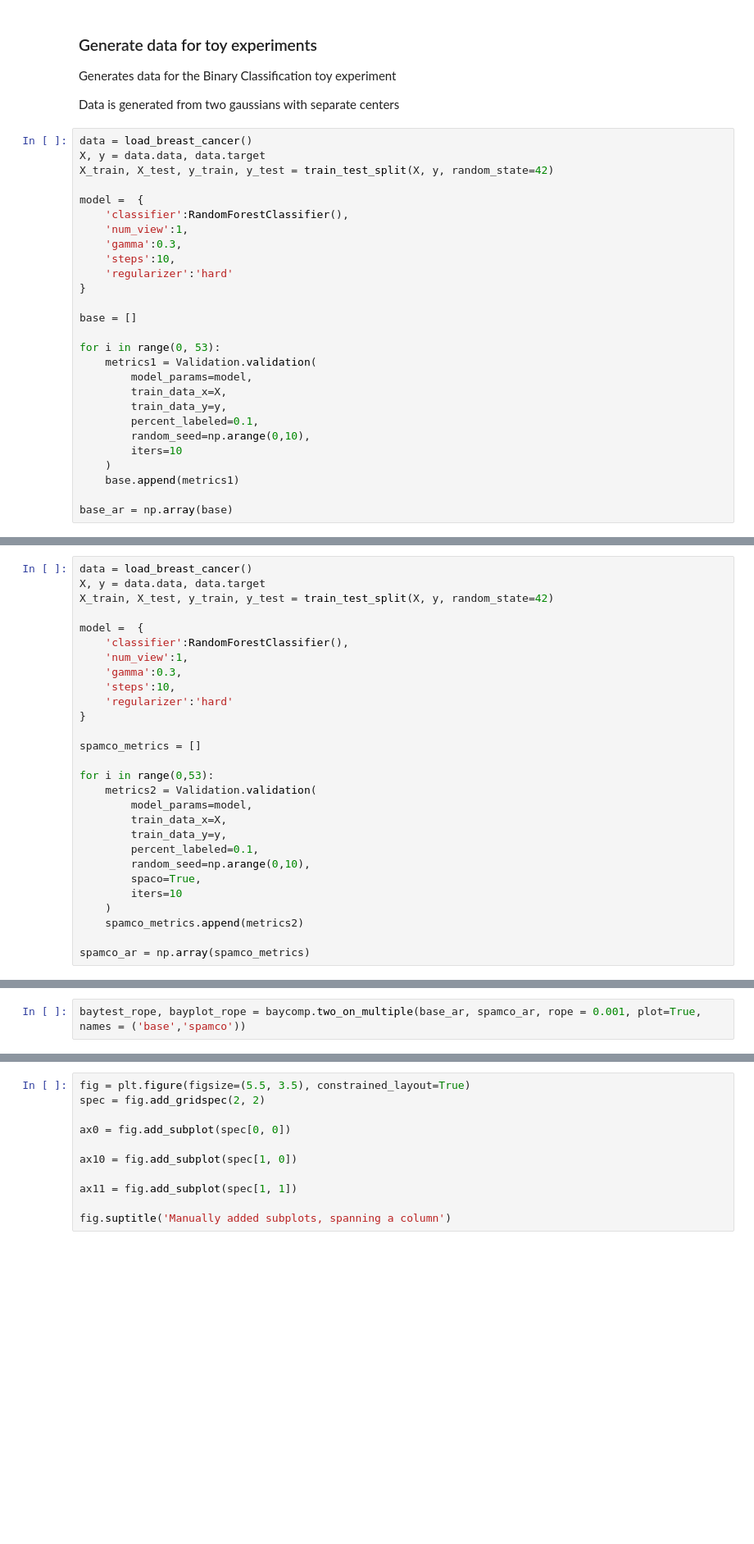
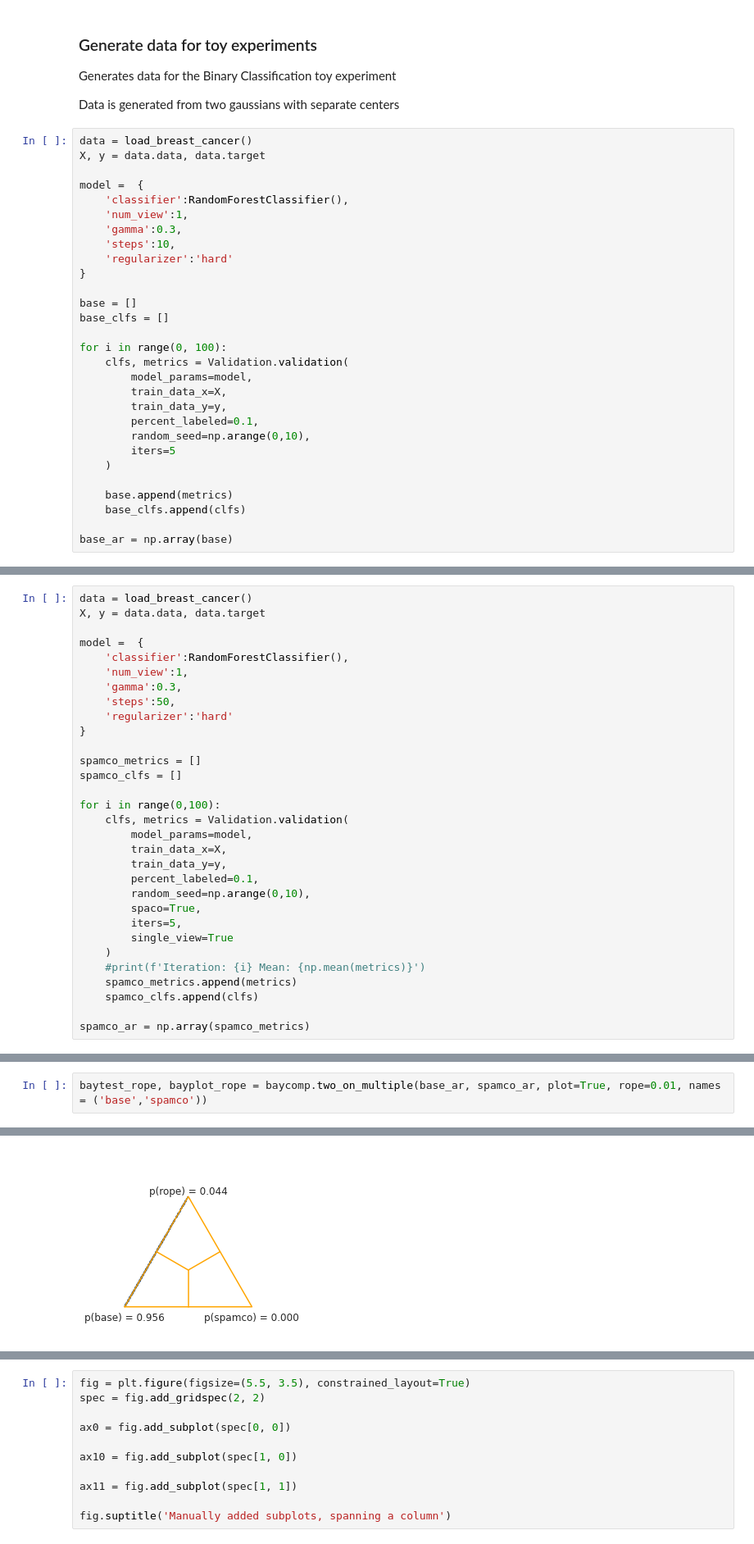
Before and after one commit to patrickboswell/MLA, a Jupyter notebook: ToyExamples.ipynb, the cells around one changed output, grey strips where cells are left out. Shown at 82% size. Saved outputs shown, nothing was run; the diff lists cells and outputs as text; blank space fills up the shorter version.

```diff
--- a/ToyExamples.ipynb
+++ b/ToyExamples.ipynb
@@ -44,7 +45,6 @@ Data is generated from two gaussians with separate centers
 # %%
 data = load_breast_cancer()
 X, y = data.data, data.target
-X_train, X_test, y_train, y_test = train_test_split(X, y, random_state=42)
 
 model =  {
     'classifier':RandomForestClassifier(),
@@ -55,16 +55,19 @@ model =  {
 }
 
 base = []
+base_clfs = []
 
-for i in range(0, 53):
-    metrics1 = Validation.validation(
+for i in range(0, 100):
+    clfs, metrics = Validation.validation(
         model_params=model,
         train_data_x=X,
         train_data_y=y,
         percent_labeled=0.1,
         random_seed=np.arange(0,10),
-        iters=10
+        iters=5
     )
-    base.append(metrics1)
+
+    base.append(metrics)
+    base_clfs.append(clfs)
 
 base_ar = np.array(base)
@@ -71,28 +92,31 @@ base_ar = np.array(base)
 # %%
 data = load_breast_cancer()
 X, y = data.data, data.target
-X_train, X_test, y_train, y_test = train_test_split(X, y, random_state=42)
 
 model =  {
     'classifier':RandomForestClassifier(),
     'num_view':1,
     'gamma':0.3,
-    'steps':10,
+    'steps':50,
     'regularizer':'hard'
 }
 
 spamco_metrics = []
+spamco_clfs = []
 
-for i in range(0,53):
-    metrics2 = Validation.validation(
+for i in range(0,100):
+    clfs, metrics = Validation.validation(
         model_params=model,
         train_data_x=X,
         train_data_y=y,
         percent_labeled=0.1,
         random_seed=np.arange(0,10),
         spaco=True,
-        iters=10
+        iters=5,
+        single_view=True
     )
-    spamco_metrics.append(metrics2)
+    #print(f'Iteration: {i} Mean: {np.mean(metrics)}')
+    spamco_metrics.append(metrics)
+    spamco_clfs.append(clfs)
 
 spamco_ar = np.array(spamco_metrics)
@@ -99,3 +141,3 @@ spamco_ar = np.array(spamco_metrics)
 # %%
-baytest_rope, bayplot_rope = baycomp.two_on_multiple(base_ar, spamco_ar, rope = 0.001, plot=True, names = ('base','spamco'))
+baytest_rope, bayplot_rope = baycomp.two_on_multiple(base_ar, spamco_ar, plot=True, rope=0.01, names = ('base','spamco'))
 # %% [output]
@@ -102,0 +144 @@ TypeError: unsupported operand type(s) for -: 'SPamCo' and 'bool'
+[figure, added]
```
Also changed, not shown: parts of 19 cells of this notebook, 2 other files.
